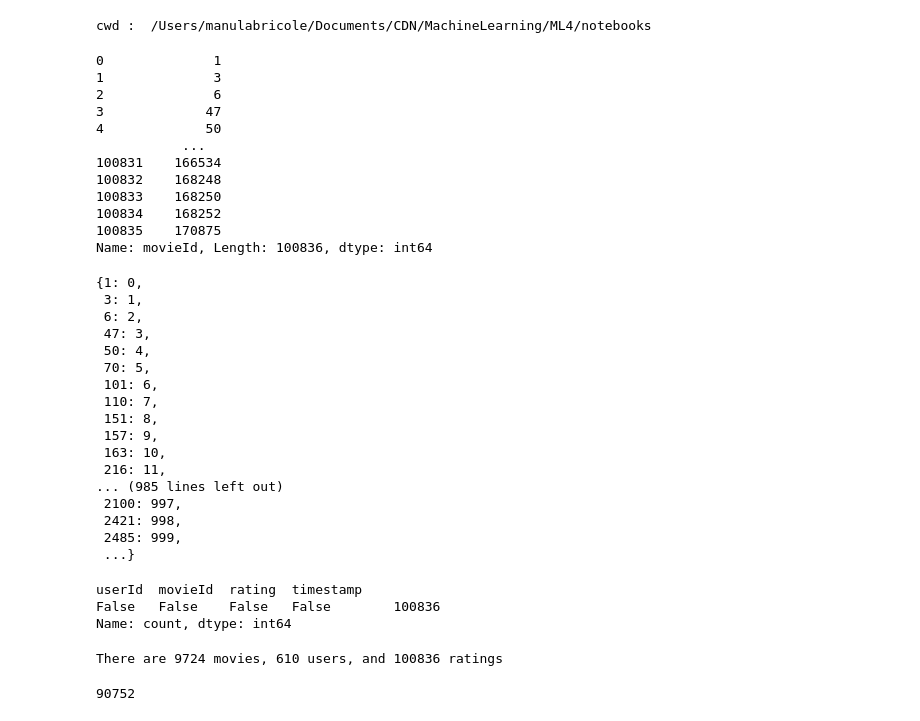
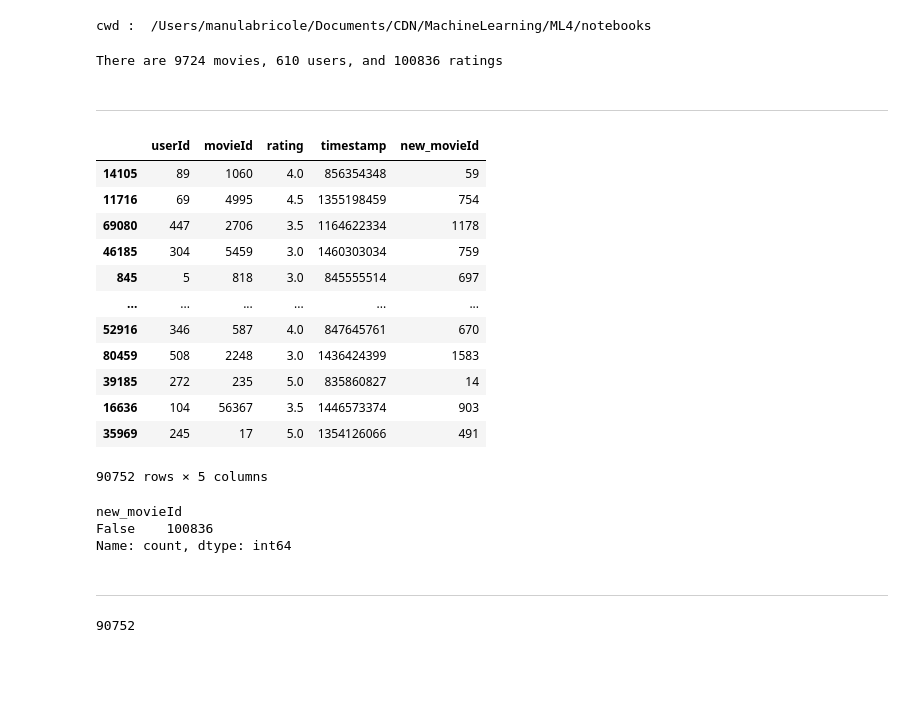
Before and after one commit to ManuLabricole/CDN-MachineLearning, a Jupyter notebook: ML4/notebooks/Machine_Learning_4_Recommender_Systems.ipynb, the cells around one changed output. Cells and saved outputs as stored; diff of their text form; code cells hidden in the pictures; blank space fills up the shorter version.

```diff
--- a/ML4/notebooks/Machine_Learning_4_Recommender_Systems.ipynb
+++ b/ML4/notebooks/Machine_Learning_4_Recommender_Systems.ipynb
@@ -56,40 +56,3 @@ print("cwd : ",cwd)
 cwd :  /Users/manulabricole/Documents/CDN/MachineLearning/ML4/notebooks
 # %%
 data = pd.read_csv("../data/ml-latest-small/ratings.csv")
-# %%
-data["movieId"]
-# %% [output]
-0              1
-1              3
-2              6
-3             47
-4             50
-           ...
-100831    166534
-100832    168248
-100833    168250
-100834    168252
-100835    170875
-Name: movieId, Length: 100836, dtype: int64
-# %%
-movieId_unique = data["movieId"].unique()
-movie_ids_map = {movie_id: index for index, movie_id in enumerate(movieId_unique)}
-movie_ids_map
-# %% [output]
-{1: 0,
- 3: 1,
- 6: 2,
- 47: 3,
- 50: 4,
- 70: 5,
- 101: 6,
- 110: 7,
- 151: 8,
- 157: 9,
- 163: 10,
- 216: 11,
-... (985 lines left out)
- 2100: 997,
- 2421: 998,
- 2485: 999,
- ...}
@@ -96,6 +80,32 @@ movie_ids_map
+# %%
+ratings_s_path =  '../data/ml-latest-small/ratings.csv'
+train, test, nb_users, nb_movies, user_ids_map, movie_ids_map, data = get_train_test_sets(ratings_s_path)
+dataset = pd.concat((train,test), axis = 0)
+
+print("There are %i movies, %i users, and %i ratings" % (nb_movies, nb_users, dataset.shape[0]))
+# %% [output]
+There are 9724 movies, 610 users, and 100836 ratings
+# %% [markdown]
+-----
+# %%
+train
+# %% [output]
+|  | userId | movieId | rating | timestamp | new_movieId |
+| 14105 | 89 | 1060 | 4.0 | 856354348 | 59 |
+| 11716 | 69 | 4995 | 4.5 | 1355198459 | 754 |
+| 69080 | 447 | 2706 | 3.5 | 1164622334 | 1178 |
+| 46185 | 304 | 5459 | 3.0 | 1460303034 | 759 |
+| 845 | 5 | 818 | 3.0 | 845555514 | 697 |
+| ... | ... | ... | ... | ... | ... |
+| 52916 | 346 | 587 | 4.0 | 847645761 | 670 |
+| 80459 | 508 | 2248 | 3.0 | 1436424399 | 1583 |
+| 39185 | 272 | 235 | 5.0 | 835860827 | 14 |
+| 16636 | 104 | 56367 | 3.5 | 1446573374 | 903 |
+| 35969 | 245 | 17 | 5.0 | 1354126066 | 491 |
+90752 rows × 5 columns
 # %%
-data.isna().value_counts()
+data["new_movieId"].isna()
 # %% [output]
-userId  movieId  rating  timestamp
-False   False    False   False        100836
+new_movieId
+False    100836
 Name: count, dtype: int64
@@ -123,9 +112,3 @@ def get_train_test_sets(data_path, train_prop = 0.9, rdmS=42):
-# %%
-ratings_s_path =  '../data/ml-latest-small/ratings.csv'
-train, test, nb_users, nb_movies, user_ids_map, movie_ids_map = get_train_test_sets(ratings_s_path)
-dataset = pd.concat((train,test), axis = 0)
-
-print("There are %i movies, %i users, and %i ratings" % (nb_movies, nb_users, dataset.shape[0]))
-# %% [output]
-There are 9724 movies, 610 users, and 100836 ratings
+# %% [markdown]
+-----
 # %%
```
Also changed, not shown: parts of 43 cells of this notebook, 2 other files.
